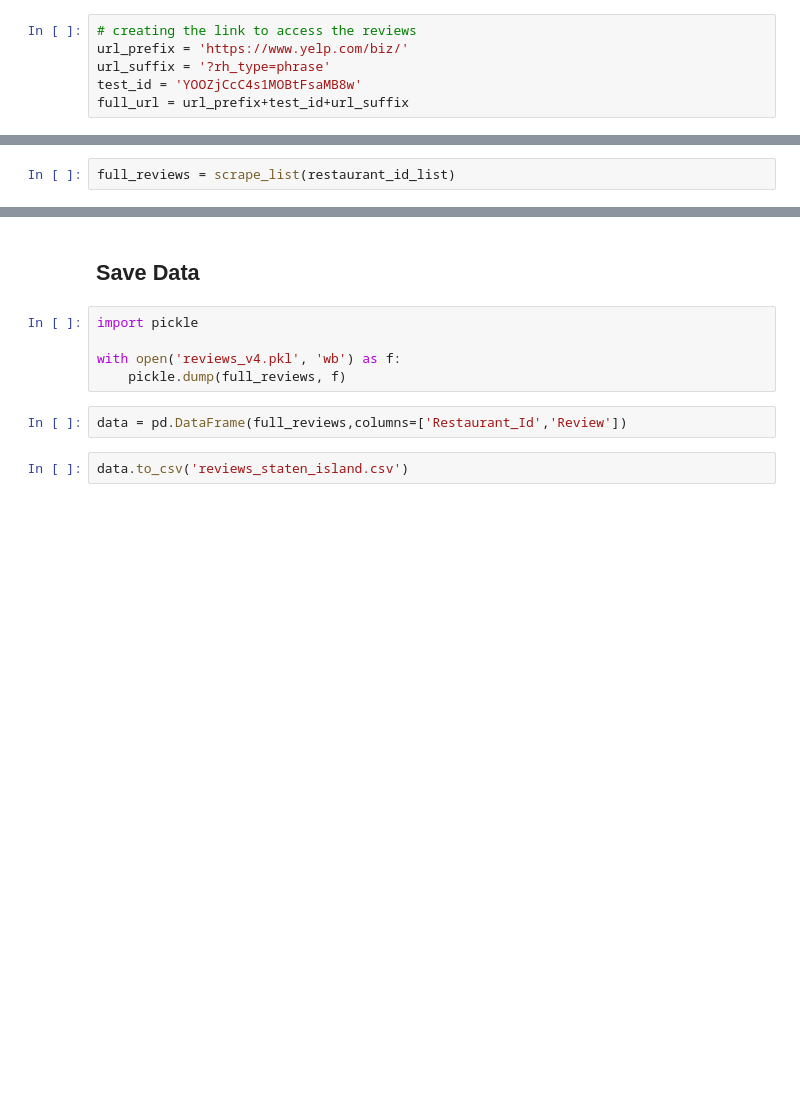
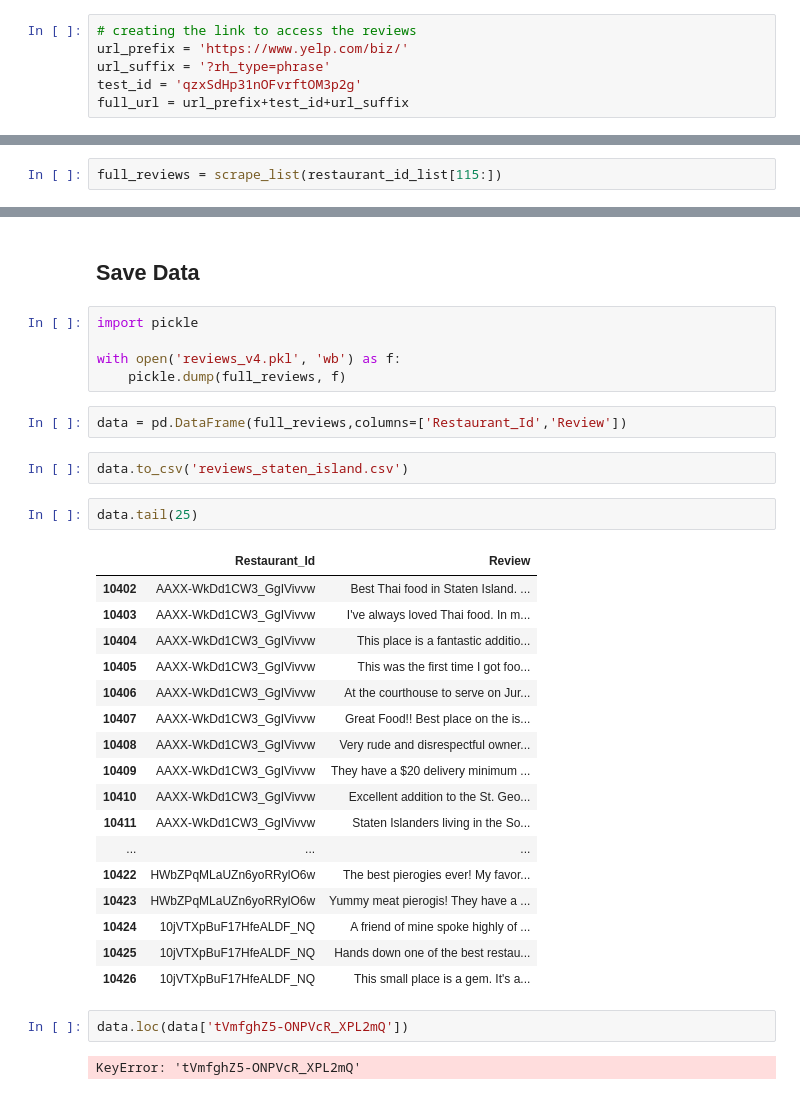
Before and after one commit to hamiltonchangcodes/final_project, a Jupyter notebook: Data_Scraping-Staten_Island.ipynb, the cells around one changed output, grey strips where cells are left out. Cells and saved outputs as stored; diff of their text form; blank space fills up the shorter version.

```diff
--- a/Data_Scraping-Staten_Island.ipynb
+++ b/Data_Scraping-Staten_Island.ipynb
@@ -176,7 +183,7 @@ restaurant_id_list
 # creating the link to access the reviews
 url_prefix = 'https://www.yelp.com/biz/'
 url_suffix = '?rh_type=phrase'
-test_id = 'YOOZjCcC4s1MOBtFsaMB8w'
+test_id = 'qzxSdHp31nOFvrftOM3p2g'
 full_url = url_prefix+test_id+url_suffix
 # %%
 full_url
@@ -293,7 +294,7 @@ def scrape_list(list_id):
                 pickle.dump(reviews, f)
     return reviews
 # %%
-full_reviews = scrape_list(restaurant_id_list)
+full_reviews = scrape_list(restaurant_id_list[115:])
 # %%
 len(full_reviews)
 # %% [output]
@@ -329,3 +330,27 @@ with open('reviews_v4.pkl', 'wb') as f:
 data = pd.DataFrame(full_reviews,columns=['Restaurant_Id','Review'])
 # %%
 data.to_csv('reviews_staten_island.csv')
+# %%
+data.tail(25)
+# %% [output]
+|  | Restaurant_Id | Review |
+| 10402 | AAXX-WkDd1CW3_GgIVivvw | Best Thai food in Staten Island. ... |
+| 10403 | AAXX-WkDd1CW3_GgIVivvw | I've always loved Thai food. In m... |
+| 10404 | AAXX-WkDd1CW3_GgIVivvw | This place is a fantastic additio... |
+| 10405 | AAXX-WkDd1CW3_GgIVivvw | This was the first time I got foo... |
+| 10406 | AAXX-WkDd1CW3_GgIVivvw | At the courthouse to serve on Jur... |
+| 10407 | AAXX-WkDd1CW3_GgIVivvw | Great Food!! Best place on the is... |
+| 10408 | AAXX-WkDd1CW3_GgIVivvw | Very rude and disrespectful owner... |
+| 10409 | AAXX-WkDd1CW3_GgIVivvw | They have a $20 delivery minimum ... |
+| 10410 | AAXX-WkDd1CW3_GgIVivvw | Excellent addition to the St. Geo... |
+| 10411 | AAXX-WkDd1CW3_GgIVivvw | Staten Islanders living in the So... |
+| ... | ... | ... |
+| 10422 | HWbZPqMLaUZn6yoRRylO6w | The best pierogies ever! My favor... |
+| 10423 | HWbZPqMLaUZn6yoRRylO6w | Yummy meat pierogis! They have a ... |
+| 10424 | 10jVTXpBuF17HfeALDF_NQ | A friend of mine spoke highly of ... |
+| 10425 | 10jVTXpBuF17HfeALDF_NQ | Hands down one of the best restau... |
+| 10426 | 10jVTXpBuF17HfeALDF_NQ | This small place is a gem. It's a... |
+# %%
+data.loc(data['tVmfghZ5-ONPVcR_XPL2mQ'])
+# %% [output]
+KeyError: 'tVmfghZ5-ONPVcR_XPL2mQ'
```
Also changed, not shown: parts of 16 cells of this notebook, 15 other files.
